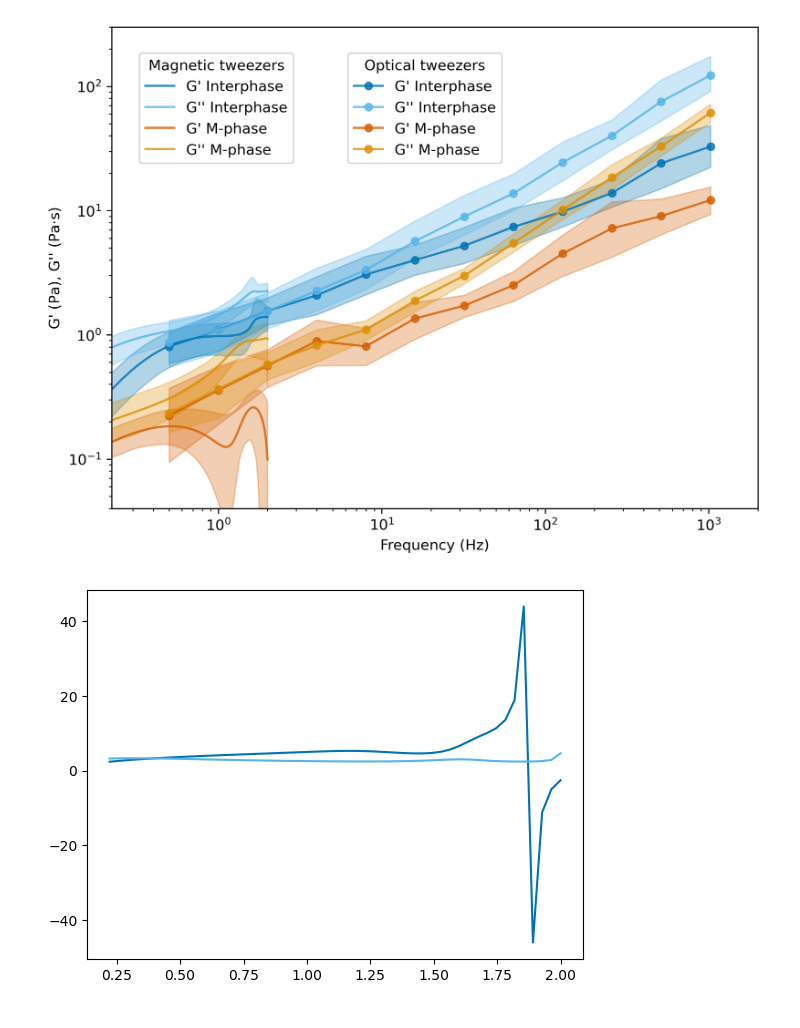
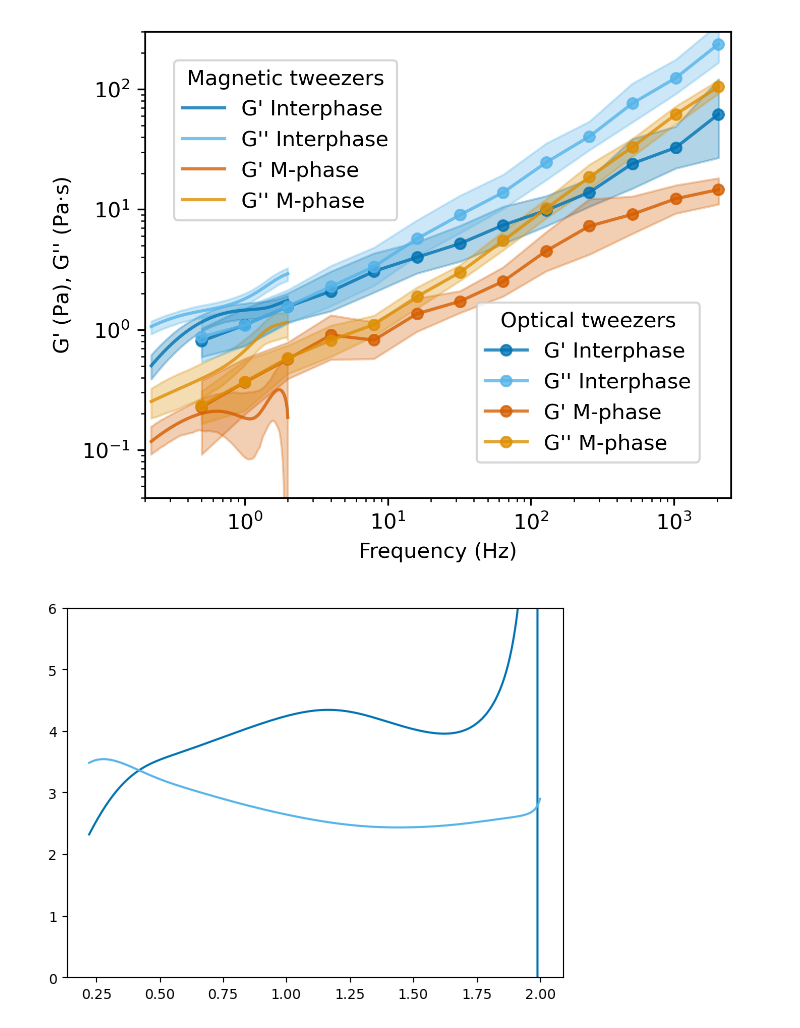
Before and after one commit to ursaursic/cytokinesis_zebrafish, a Jupyter notebook: beads_in_zebrafish/magnetic_tweezers_SD/5_plot_OT_MgTw.ipynb, the cells around one changed output. Cells and saved outputs as stored; diff of their text form; code cells hidden in the pictures.

```diff
--- a/beads_in_zebrafish/magnetic_tweezers_SD/5_plot_OT_MgTw.ipynb
+++ b/beads_in_zebrafish/magnetic_tweezers_SD/5_plot_OT_MgTw.ipynb
@@ -159,0 +232,18 @@ for (param, mt_status) in zip(['G_1', 'G_2', 'G_1', 'G_2'], ['y', 'y', 'n', 'n']
+# %%
+from scipy.interpolate import make_smoothing_spline
+fig = plt.figure(figsize=(5, 4), dpi=300)
+
+colors = [sns.color_palette('colorblind')[0], sns.color_palette('colorblind')[9], sns.color_palette('colorblind')[3], sns.color_palette('colorblind')[1]]
+
+for (color, param, mt_status, label) in zip (colors, ['G_1', 'G_2', 'G_1', 'G_2'], ['y', 'y', 'n', 'n'], ['G\' Interphase', 'G\'\' Interphase', 'G\' M-phase', 'G\'\' M-phase']):
+    y = make_smoothing_spline(df_converted_data_jeff.loc[df_converted_data_jeff['MT_STATUS']==mt_status, 'freq [Hz]'], df_converted_data_jeff.loc[df_converted_data_jeff['MT_STATUS']==mt_status, param].values, lam=10)
+
+    plt.plot(df_converted_data_jeff.loc[(df_converted_data_jeff['MT_STATUS']==mt_status), 'freq [Hz]'],
+             y(df_converted_data_jeff.loc[(df_converted_data_jeff['MT_STATUS']==mt_status), 'freq [Hz]']), '--', color=color)
+
+    plt.plot(df_converted_data_jeff.loc[(df_converted_data_jeff['MT_STATUS']==mt_status), 'freq [Hz]'],
+             df_converted_data_jeff.loc[(df_converted_data_jeff['MT_STATUS']==mt_status), param], '.', color=color)
+
+plt.xscale('log')
+plt.yscale('log')
+plt.show()
@@ -160,5 +252,5 @@ for (param, mt_status) in zip(['G_1', 'G_2', 'G_1', 'G_2'], ['y', 'y', 'n', 'n']
 # %%
-fig = plt.figure(figsize=(8, 6), dpi=300)
+fig = plt.figure(figsize=(5, 4), dpi=300)
 
 colors = [sns.color_palette('colorblind')[0], sns.color_palette('colorblind')[9], sns.color_palette('colorblind')[3], sns.color_palette('colorblind')[1]]
 
@@ -167,52 +259,62 @@ colors = [sns.color_palette('colorblind')[0], sns.color_palette('colorblind')[9]
 for (color, param, mt_status, label) in zip (colors, ['G_1', 'G_2', 'G_1', 'G_2'], ['y', 'y', 'n', 'n'], ['G\' Interphase', 'G\'\' Interphase', 'G\' M-phase', 'G\'\' M-phase']):
     data_groups = []
     df = df_converted_data.loc[df_converted_data['MT_STATUS']==mt_status]
-    weights = df['COUNT'].unique()
+    weights = []
     for embryo in df['EMBRYO'].unique():
         data_groups.append(df.loc[df['EMBRYO']==embryo, param])
+        weights.append(df.loc[df['EMBRYO']==embryo, 'COUNT'].values[0])
 
     mean, ci = weighted_bootstrap(np.array(data_groups), weights=weights)
+
+    # y = make_smoothing_spline(df_converted_data_jeff.loc[df_converted_data_jeff['MT_STATUS']==mt_status, 'freq [Hz]'], df_converted_data_jeff.loc[df_converted_data_jeff['MT_STATUS']==mt_status, param].values, lam=10)
+
+
+    # plt.plot(df_converted_data_jeff.loc[(df_converted_data_jeff['MT_STATUS']==mt_status), 'freq [Hz]'],
+    #          df_converted_data_jeff.loc[df_converted_data_jeff['MT_STATUS']==mt_status, param].values, '--', color=color)
 
     plt.plot(df_grouped_mean.loc[df_grouped_mean['MT_STATUS']==mt_status, 'freq [Hz]'], mean, '-', color=color, alpha=0.8, label=label)
     plt.fill_between(df_grouped_mean.loc[df_grouped_mean['MT_STATUS']==mt_status, 'freq [Hz]'],
                     ci[0], ci[1], color = color, alpha = 0.3)
 
+
+
 fig.legend(loc='upper left', bbox_to_anchor=(0.15, 0.85), title='Magnetic tweezers')
 
 handles = []
-df_OT_all = df_OT_all[df_OT_all['freq [Hz]']<2000]
+df_OT_all = df_OT_all[df_OT_all['freq [Hz]']<2500]
 for (color, measurement, label) in zip(colors, measurements, ['G\' Interphase', 'G\'\' Interphase', 'G\' M-phase', 'G\'\' M-phase']):
 
     df_OT_measurement = df_OT_all[(df_OT_all['Measurement']==measurement)]
 
     data_groups = np.array([df_OT_all.loc[df_OT_all['Measurement']==measurement, f'Rep {j}'] for j in range(12)])
 
     mean, ci = weighted_bootstrap(data_groups)
 
     handle, = plt.plot(df_OT_measurement['freq [Hz]'], mean, '.-', markersize=10, color=color, alpha=0.8, label=label)
     handles.append(handle)
 
     plt.fill_between(df_OT_measurement['freq [Hz]'], ci[0].astype(float), ci[1].astype(float), color = color, alpha = 0.3)
 
-fig.legend(handles=handles, loc='upper left', bbox_to_anchor=(0.4, 0.85), title='Optical tweezers')
+fig.legend(handles=handles, loc='upper left', bbox_to_anchor=(0.55, 0.45), title='Optical tweezers')
 
 
 
 plt.xscale('log')
 plt.yscale('log')
-plt.xlabel('Frequency (Hz)')
-plt.ylabel('G\' (Pa), G\'\' (Pa$\\cdot$s)')
+plt.xlabel('Frequency (Hz)', fontsize=10)
+plt.ylabel('G\' (Pa), G\'\' (Pa$\\cdot$s)', fontsize=10)
 plt.ylim(0.04, 300)
-plt.xlim(min_freq, 2000)
+plt.xlim(0.2, 2500)
 # plt.show()
-plt.savefig('/Volumes/cytokinesis-zebrafish-collab/magnetic_tweezers_SD/3_plots/results/elastic_and_viscous_moduli_magtw_OT.svg', format='svg')
+plt.savefig(f'/Volumes/cytokinesis-zebrafish-collab/magnetic_tweezers_SD/3_plots/results/elastic_and_viscous_moduli_magtw_OT_{subtr_bck_label}.svg', format='svg')
+plt.savefig(f'/Volumes/cytokinesis-zebrafish-collab/magnetic_tweezers_SD/3_plots/results/elastic_and_viscous_moduli_magtw_OT_{subtr_bck_label}.pdf')
 # %% [output]
-[figure, old version]
+[figure, new version]
 # %%
 for (color, param) in zip(colors, ['G_1', 'G_2']):
 
     plt.plot(df_grouped_mean.loc[df_grouped_mean['MT_STATUS']==mt_status, 'freq [Hz]'], np.divide(df_grouped_mean.loc[df_grouped_mean['MT_STATUS']=='y',param].values, df_grouped_mean.loc[df_grouped_mean['MT_STATUS']=='n',param].values), '-', color=color)
-
+plt.ylim(0, 6)
 plt.show()
 # %% [output]
-[figure, old version]
+[figure, new version]
```
Also changed, not shown: parts of 8 cells of this notebook, 25 other files.
